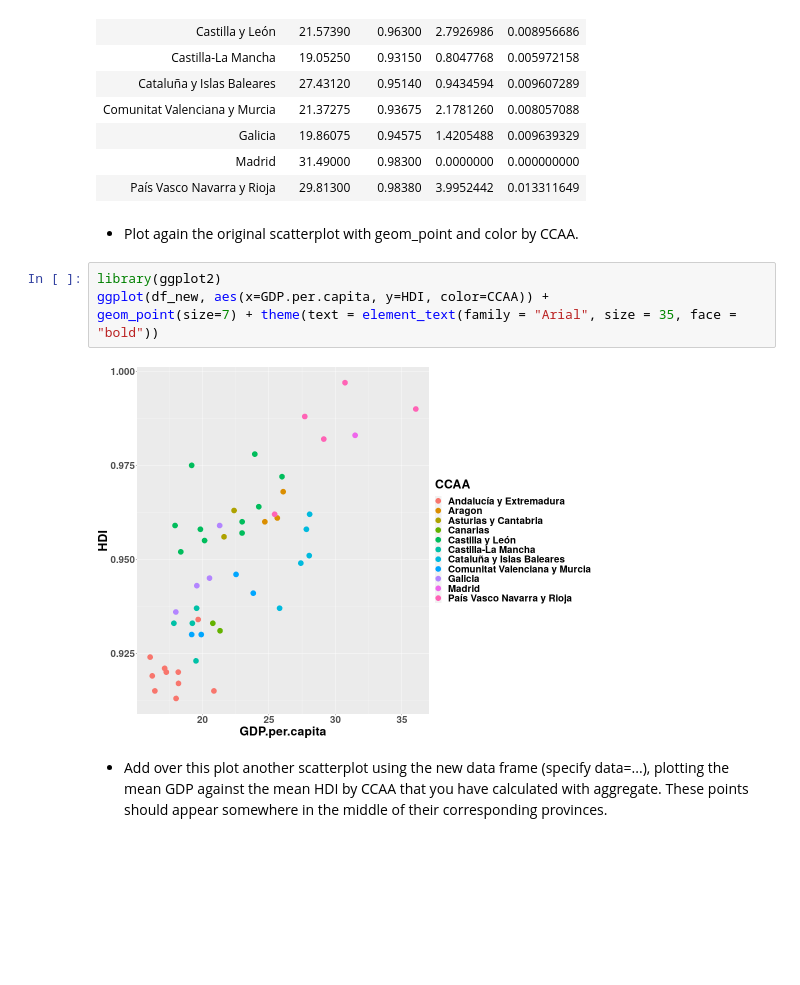
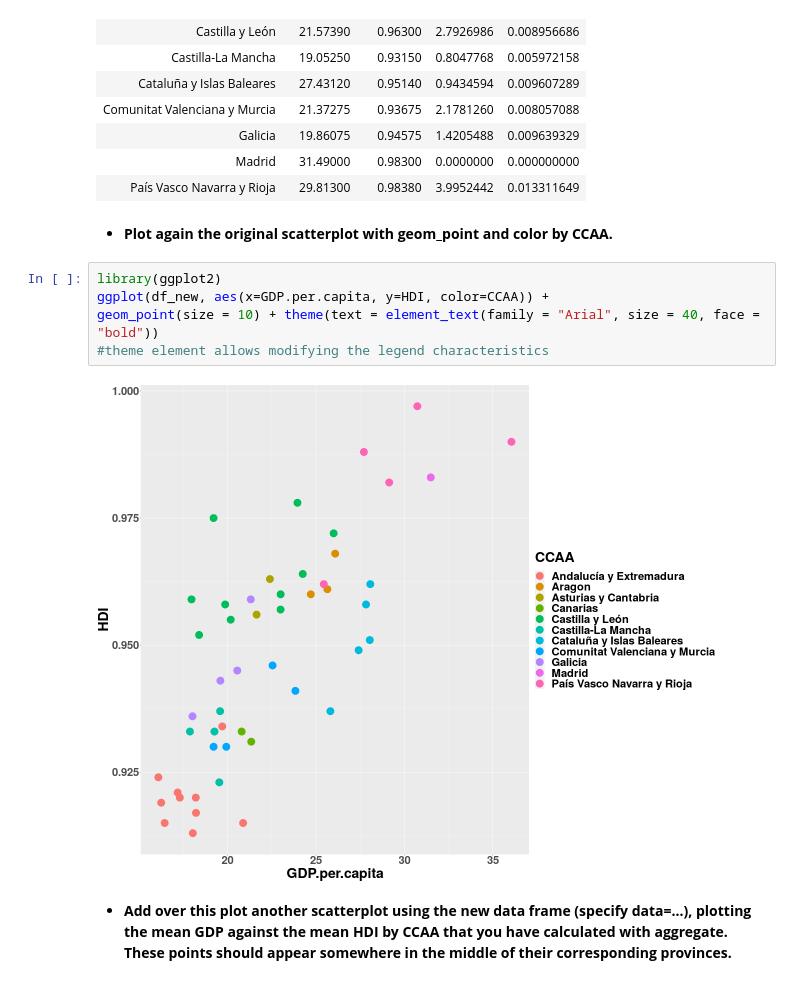
Before and after one commit to AlbaLomas/Introduction_R, a Jupyter notebook: Exam/Exam_text.ipynb, the cells around one changed output. Drawn from its saved outputs; the diff is of its cells as text; blank space fills up the shorter version.

```diff
--- a/Exam/Exam_text.ipynb
+++ b/Exam/Exam_text.ipynb
@@ -352,14 +378,15 @@ A data.frame: 11 × 5
 | Madrid | 31.49000 | 0.98300 | 0.0000000 | 0.000000000 |
 | País Vasco Navarra y Rioja | 29.81300 | 0.98380 | 3.9952442 | 0.013311649 |
 # %% [markdown]
-- Plot again the original scatterplot with geom_point and color by CCAA.
+- **Plot again the original scatterplot with geom_point and color by CCAA.**
 # %%
 library(ggplot2)
 ggplot(df_new, aes(x=GDP.per.capita, y=HDI, color=CCAA)) +
-geom_point(size=7) + theme(text = element_text(family = "Arial", size = 35, face = "bold"))
+geom_point(size = 10) + theme(text = element_text(family = "Arial", size = 40, face = "bold"))
+#theme element allows modifying the legend characteristics
 # %% [output]
-[figure, old version]
+[figure, new version]
 # %% [markdown]
-- Add over this plot another scatterplot using the new data frame (specify data=...), plotting the mean GDP against the mean HDI by CCAA that you have calculated with aggregate. These points should appear somewhere in the middle of their corresponding provinces.
+- **Add over this plot another scatterplot using the new data frame (specify data=...), plotting the mean GDP against the mean HDI by CCAA that you have calculated with aggregate. These points should appear somewhere in the middle of their corresponding provinces.**
 # %%
 ggplot(df_new, aes(x=GDP.per.capita, y=HDI, color=CCAA)) +
```
Also changed, not shown: parts of 52 cells of this notebook.
